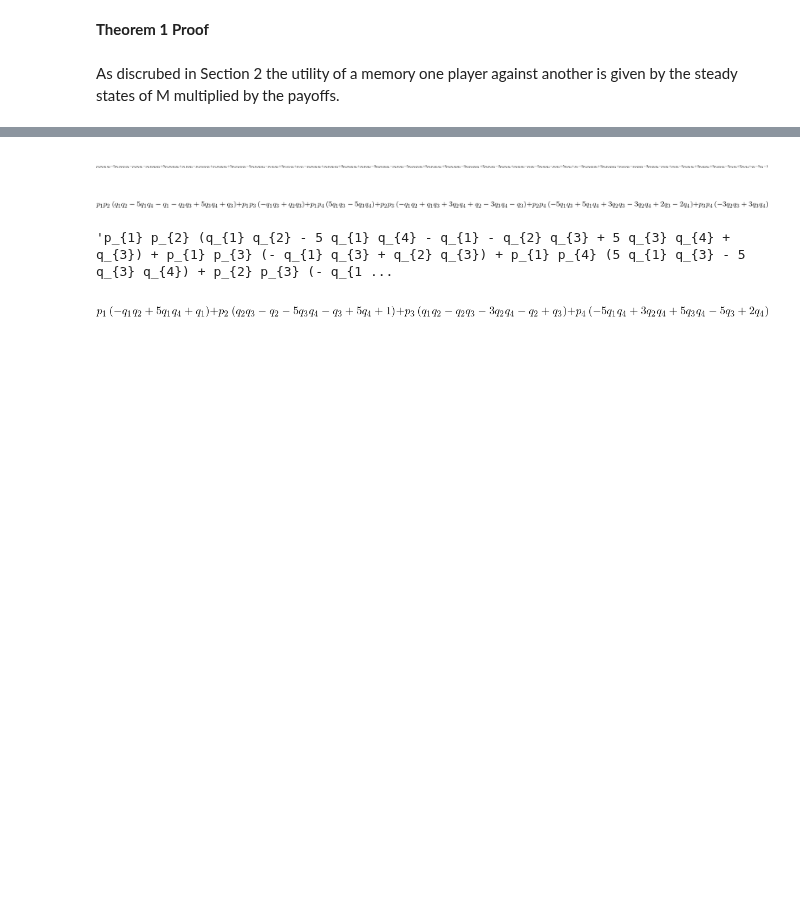
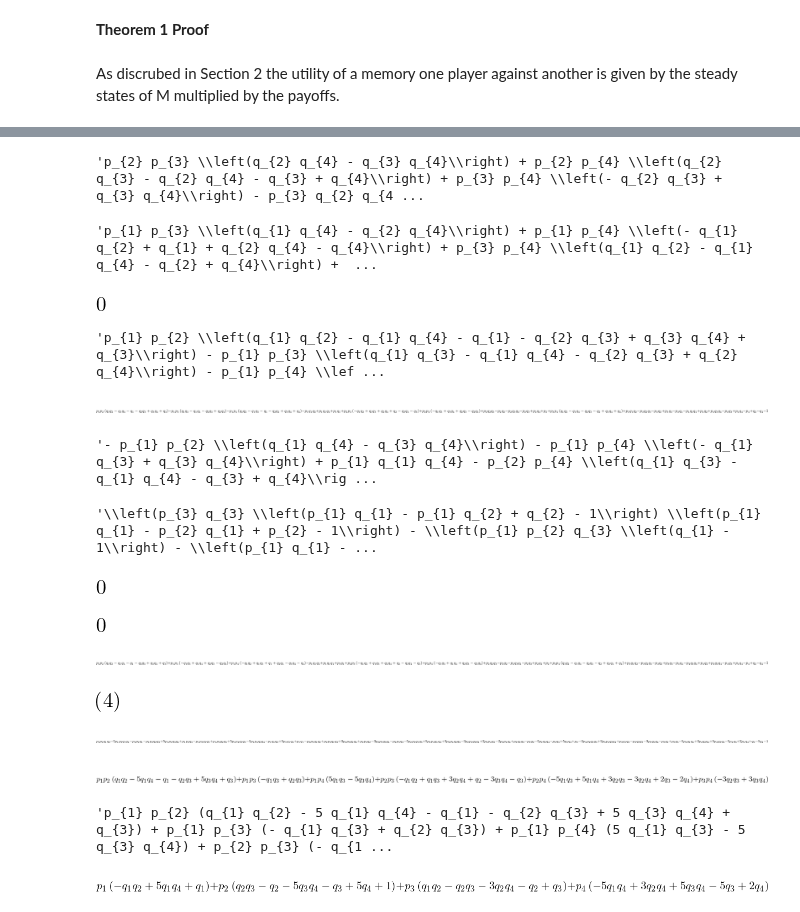
Before and after one commit to Nikoleta-v3/Memory-size-in-the-prisoners-dilemma, a Jupyter notebook: nbs/0.0.2 Proofs.ipynb, the cells around one changed output, grey strips where cells are left out. Cells and saved outputs as stored; diff of their text form; code cells hidden in the pictures; blank space fills up the shorter version.

```diff
--- a/nbs/0.0.2 Proofs.ipynb
+++ b/nbs/0.0.2 Proofs.ipynb
@@ -27,0 +32,24 @@ v = sym.Matrix([[ss[pi_1]], [ss[pi_2]], [ss[pi_3]], [ss[pi_4]]])
+# %%
+first_ss = v[0].collect(p_2 * p_4).collect(p_2 * p_3).collect(p_3 * p_4)
+# %%
+sym.latex(sym.fraction(first_ss)[0])
+# %% [output]
+'p_{2} p_{3} \\left(q_{2} q_{4} - q_{3} q_{4}\\right) + p_{2} p_{4} \\left(q_{2} q_{3} - q_{2} q_{4} - q_{3} + q_{4}\\right) + p_{3} p_{4} \\left(- q_{2} q_{3} + q_{3} q_{4}\\right) - p_{3} q_{2} q_{4 ...
+# %%
+second_ss = v[1].collect(p_1 * p_3).collect(p_1 * p_4).collect(p_3 * p_4)
+# %%
+sym.latex(sym.fraction(second_ss)[0])
+# %% [output]
+'p_{1} p_{3} \\left(q_{1} q_{4} - q_{2} q_{4}\\right) + p_{1} p_{4} \\left(- q_{1} q_{2} + q_{1} + q_{2} q_{4} - q_{4}\\right) + p_{3} p_{4} \\left(q_{1} q_{2} - q_{1} q_{4} - q_{2} + q_{4}\\right) +  ...
+# %%
+(sym.fraction(second_ss)[-1] - sym.fraction(first_ss)[-1]).simplify()
+# %% [output]
+[figure, added]
+# %%
+sym.latex(sym.fraction(second_ss)[-1].simplify().collect(p_1 * p_2).collect(p_2 * p_3).collect(p_2 * p_4))
+# %% [output]
+'p_{1} p_{2} \\left(q_{1} q_{2} - q_{1} q_{4} - q_{1} - q_{2} q_{3} + q_{3} q_{4} + q_{3}\\right) - p_{1} p_{3} \\left(q_{1} q_{3} - q_{1} q_{4} - q_{2} q_{3} + q_{2} q_{4}\\right) - p_{1} p_{4} \\lef ...
+# %%
+sym.fraction(second_ss)[-1].simplify().collect(p_1 * p_2).collect(p_2 * p_3).collect(p_2 * p_4)
+# %% [output]
+[figure, added]
@@ -27,0 +58,4 @@ v = sym.Matrix([[ss[pi_1]], [ss[pi_2]], [ss[pi_3]], [ss[pi_4]]])
+# %%
+sym.latex(sym.fraction(third_ss)[0])
+# %% [output]
+'- p_{1} p_{2} \\left(q_{1} q_{4} - q_{3} q_{4}\\right) - p_{1} p_{4} \\left(- q_{1} q_{3} + q_{3} q_{4}\\right) + p_{1} q_{1} q_{4} - p_{2} p_{4} \\left(q_{1} q_{3} - q_{1} q_{4} - q_{3} + q_{4}\\rig ...
@@ -28,3 +64,23 @@ v = sym.Matrix([[ss[pi_1]], [ss[pi_2]], [ss[pi_3]], [ss[pi_4]]])
+# %%
+sym.latex(sym.fraction(fourth_ss)[0])
+# %% [output]
+'\\left(p_{3} q_{3} \\left(p_{1} q_{1} - p_{1} q_{2} + q_{2} - 1\\right) \\left(p_{1} q_{1} - p_{2} q_{1} + p_{2} - 1\\right) - \\left(p_{1} p_{2} q_{3} \\left(q_{1} - 1\\right) - \\left(p_{1} q_{1} - ...
+# %%
+(sym.fraction(third_ss)[-1] - sym.fraction(fourth_ss)[-1]).simplify()
+# %% [output]
+[figure, added]
+# %%
+(sym.fraction(third_ss)[-1] - sym.fraction(second_ss)[-1]).simplify()
+# %% [output]
+[figure, added]
+# %%
+sym.latex(sym.fraction(third_ss)[-1].collect(p_1 * p_3).collect(p_2 * p_3).collect(p_3 * p_4)
+# %% [output]
+[figure, added]
+# %%
+np.array([3, 0, 5, 1]).shape
+# %% [output]
+[figure, added]
 # %%
 utility = v.dot(np.array([3, 0, 5, 1]))
 # %%
```
Also changed, not shown: parts of 3 cells of this notebook, 2 other files.
